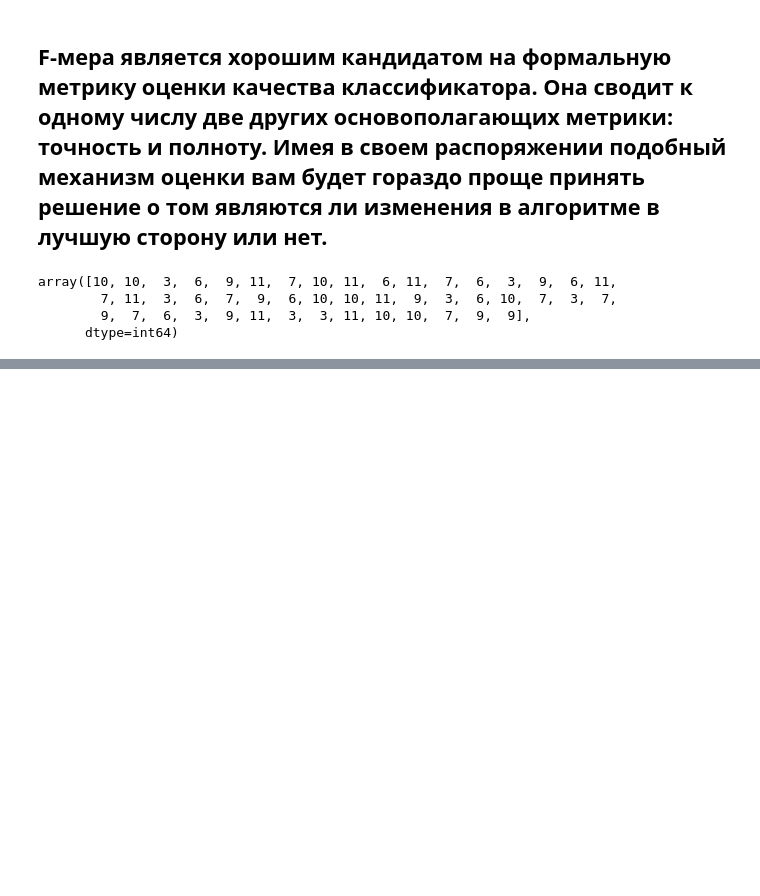
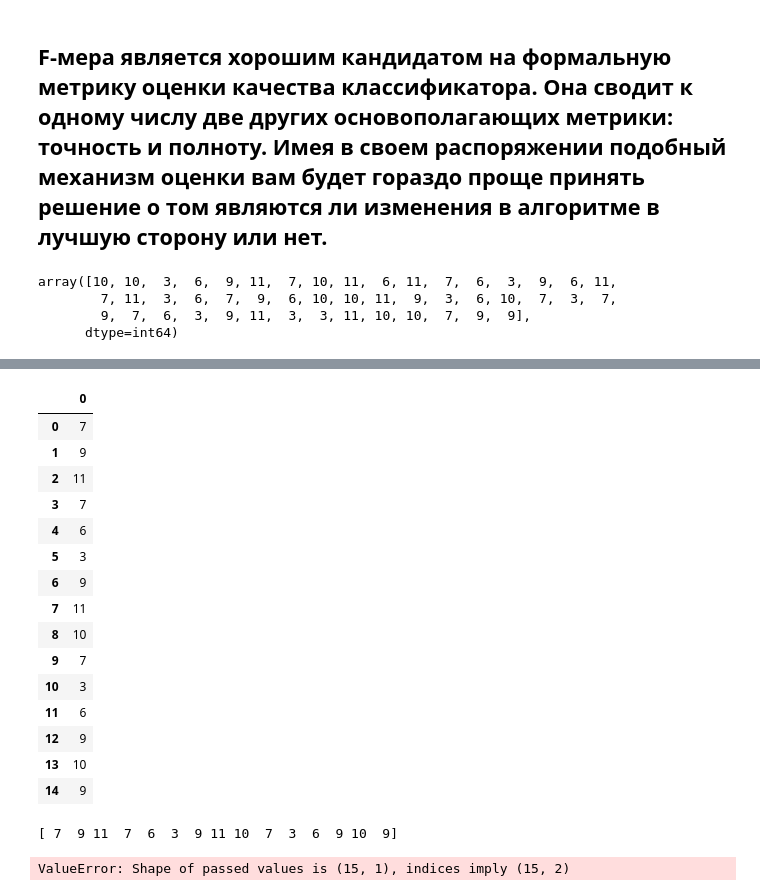
Before and after one commit to Raccoonn78/MagiCtr, a Jupyter notebook: Интеллектуальные системы и технологии/pr4/pr4.ipynb, the cells around one changed output, grey strips where cells are left out. Saved outputs shown, nothing was run; the diff lists cells and outputs as text; code cells hidden in the pictures; blank space fills up the shorter version.

```diff
--- a/Интеллектуальные системы и технологии/pr4/pr4.ipynb
+++ b/Интеллектуальные системы и технологии/pr4/pr4.ipynb
@@ -366,9 +434,28 @@ print(metrics)
+# %%
+pd.DataFrame(y_pred_SVM).reset_index(drop=True)
+# %% [output]
+|  | 0 |
+| 0 | 7 |
+| 1 | 9 |
+| 2 | 11 |
+| 3 | 7 |
+| 4 | 6 |
+| 5 | 3 |
+| 6 | 9 |
+| 7 | 11 |
+| 8 | 10 |
+| 9 | 7 |
+| 10 | 3 |
+| 11 | 6 |
+| 12 | 9 |
+| 13 | 10 |
+| 14 | 9 |
 # %%
 
-
-x_df1=pd.DataFrame(tsne_func(y_pred_SVM), columns=['x1','x2']) # y_pred_SVM_2
-x_df2=pd.DataFrame(tsne_func(y_pred_SVM_2), columns=['x1','x2'])
-x_df3=pd.DataFrame(tsne_func(y_pred_SVM_3), columns=['x1','x2'])
+print(y_pred_SVM)
+x_df1=pd.DataFrame(tsne_func(pd.DataFrame(y_pred_SVM), no_resh=1), columns=['x1','x2']) # y_pred_SVM_2
+x_df2=pd.DataFrame(tsne_func(pd.DataFrame(y_pred_SVM_2), no_resh=1), columns=['x1','x2'])
+x_df3=pd.DataFrame(tsne_func(pd.DataFrame(y_pred_SVM_3), no_resh=1), columns=['x1','x2'])
 tprint("TSNE   SVM")
 fig, (ax1, ax2, ax3) = plt.subplots(ncols = 3, figsize =(25, 5)) #linear rbf poly
 ax1.set_title('SVM linear')
@@ -428,6 +515,9 @@ sns.kdeplot(z_df3['x1'], ax = ax3, color ='black')
 sns.kdeplot(z_df3['x2'], ax = ax3, color ='red')
 
 plt.show()
+# %% [output]
+[ 7  9 11  7  6  3  9 11 10  7  3  6  9 10  9]
+ValueError: Shape of passed values is (15, 1), indices imply (15, 2)
 # %%
 
 
```
Also changed, not shown: parts of 13 cells of this notebook, 3 other files.
